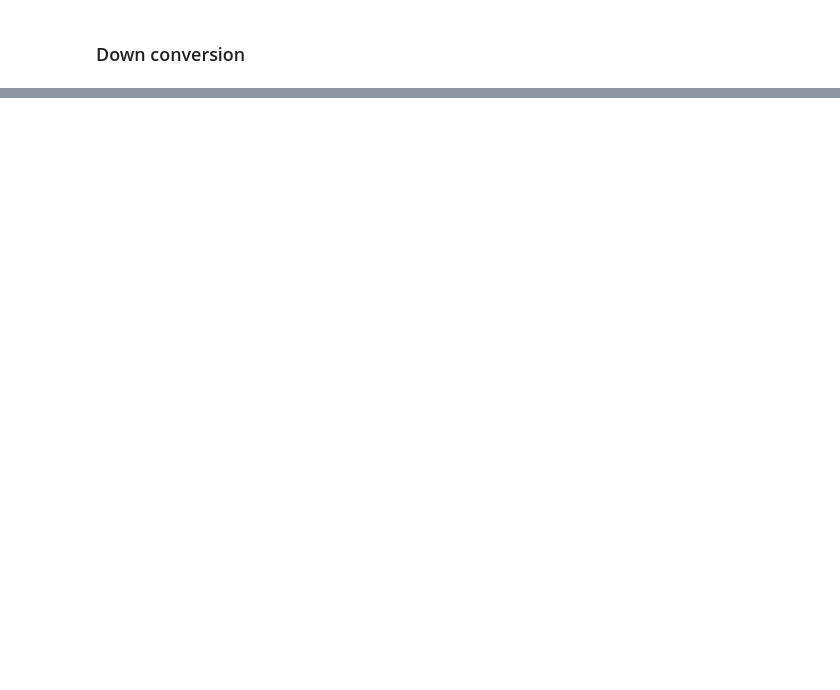
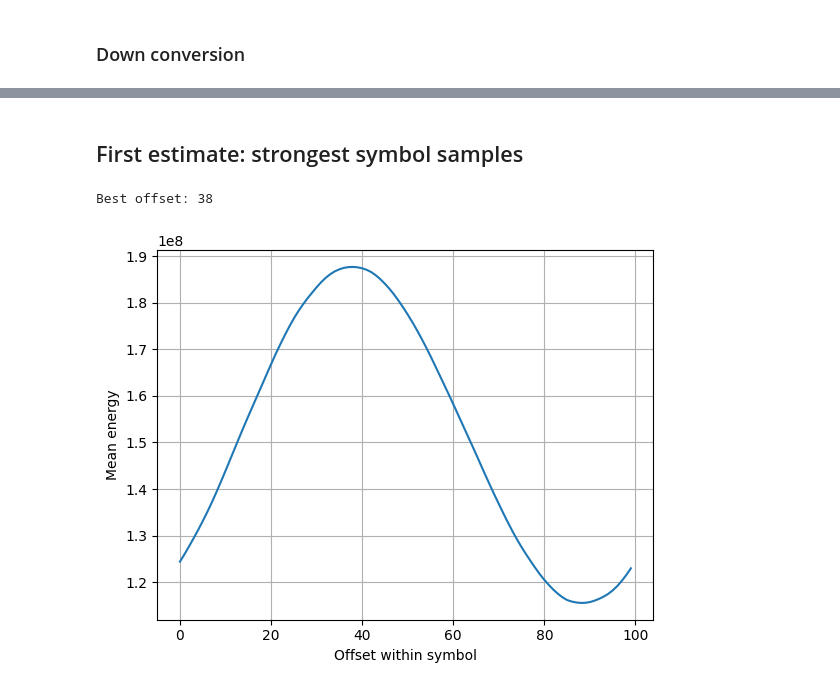
Before and after one commit to axellangenskiold/eitn21, a Jupyter notebook: assignment1_axel_task2.ipynb, the cells around one changed output, grey strips where cells are left out. Saved outputs shown, nothing was run; the diff lists cells and outputs as text; code cells hidden in the pictures; blank space fills up the shorter version.

```diff
--- a/assignment1_axel_task2.ipynb
+++ b/assignment1_axel_task2.ipynb
@@ -59,0 +107,24 @@ First few samples:
+# %% [markdown]
+## First estimate: strongest symbol samples
+# %%
+energy_by_offset = []
+
+for offset in range(Ns):
+    z_test = y[offset::Ns]
+    metric = np.mean(np.abs(z_test)**2)
+    energy_by_offset.append(metric)
+
+energy_by_offset = np.array(energy_by_offset)
+
+best_offset = np.argmax(energy_by_offset)
+
+print("Best offset:", best_offset)
+
+plt.plot(energy_by_offset)
+plt.xlabel("Offset within symbol")
+plt.ylabel("Mean energy")
+plt.grid()
+plt.show()
+# %% [output]
+Best offset: 38
+[figure, added]
```
Also changed, not shown: parts of 5 cells of this notebook.
